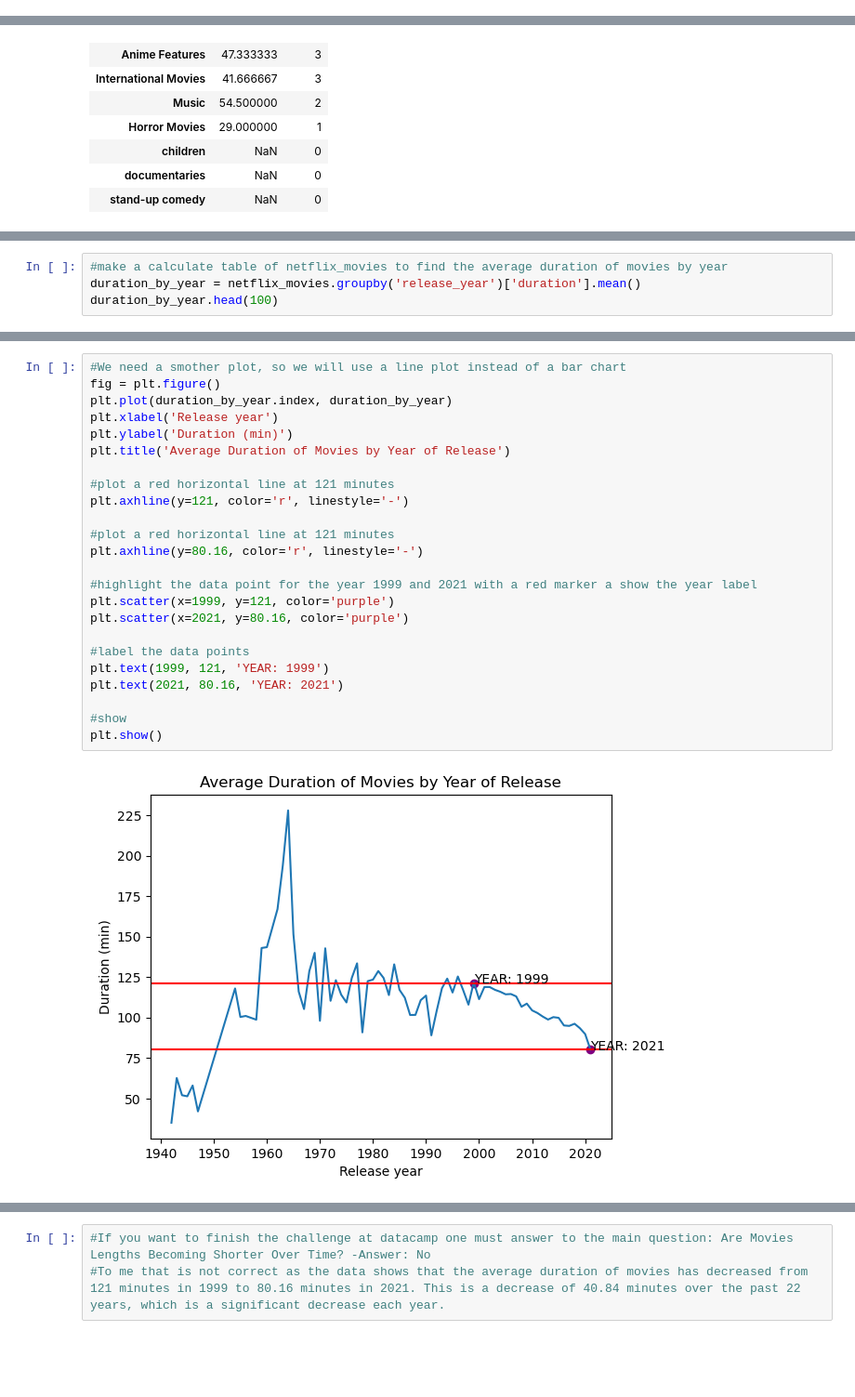
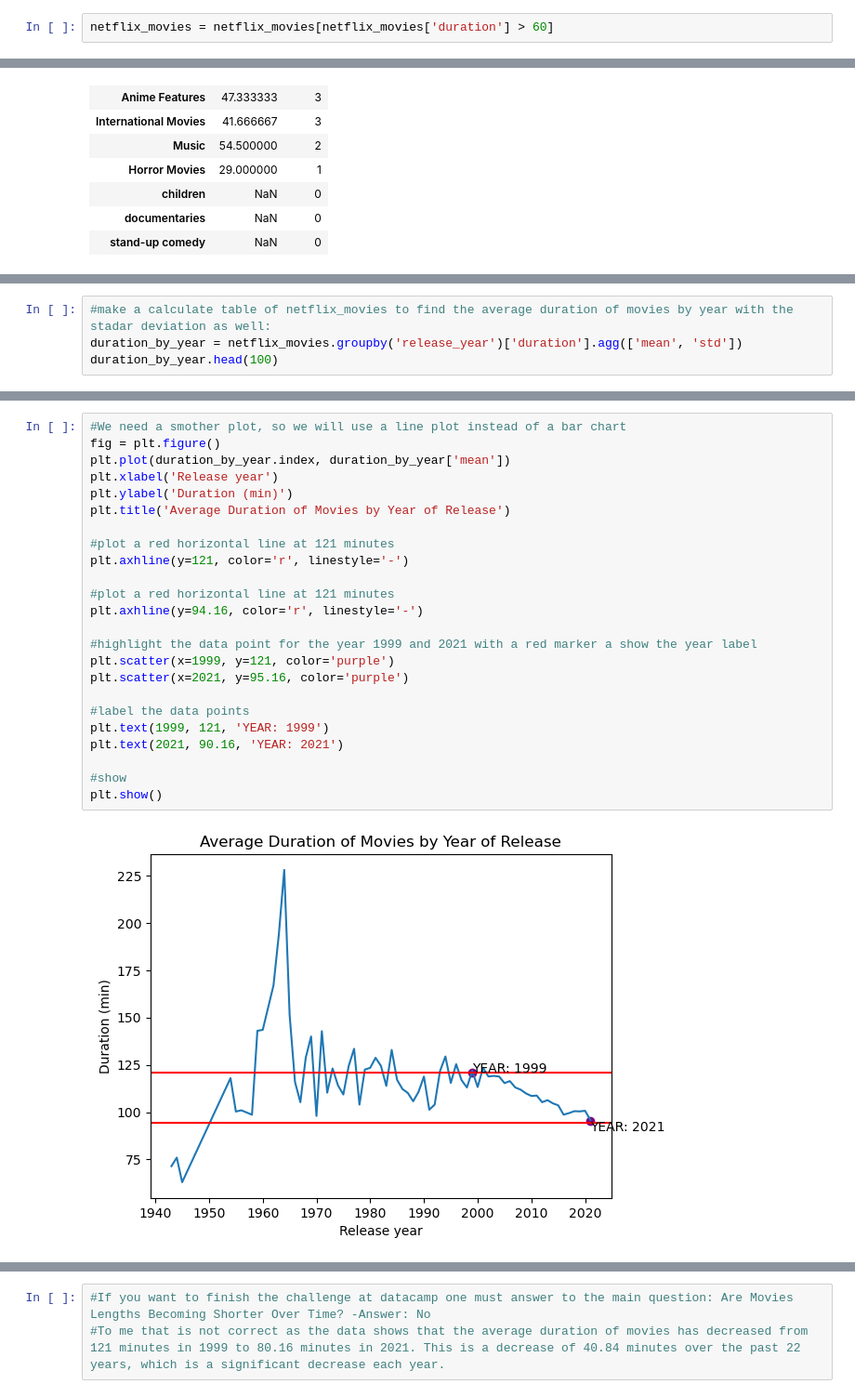
Before and after one commit to NicoapBol/Data-Analytics-Projects, a Jupyter notebook: 002. Netflix Movies/notebook.ipynb, the cells around one changed output, grey strips where cells are left out. Shown: that part at 93% size. Cells and saved outputs as stored; diff of their text form; blank space fills up the shorter version.

```diff
--- a/002. Netflix Movies/notebook.ipynb
+++ b/002. Netflix Movies/notebook.ipynb
@@ -122,6 +122,8 @@ short_movies.head(15)
 | 220 | A Russell Peters Christmas | Canada | 2011 | Stand-Up | 44 |
 | 233 | A StoryBots Christmas | United States | 2017 | Children | 26 |
 | 237 | A Tale of Two Kitchens | United States | 2019 | Documentaries | 30 |
+# %%
+netflix_movies = netflix_movies[netflix_movies['duration'] > 60]
 # %%
 # Check if the genres exist in the 'genre' column of the 'short_movies' DataFrame
 missing_genres = set(['documentaries', 'children', 'stand-up comedy']) - set(short_movies['genre'].unique())
@@ -184,5 +186,5 @@ plt.show()
 # %%
-#make a calculate table of netflix_movies to find the average duration of movies by year
-duration_by_year = netflix_movies.groupby('release_year')['duration'].mean()
+#make a calculate table of netflix_movies to find the average duration of movies by year with the stadar deviation as well:
+duration_by_year = netflix_movies.groupby('release_year')['duration'].agg(['mean', 'std'])
 duration_by_year.head(100)
 # %% [output]
@@ -212,26 +214,26 @@ plt.show()
 # %%
 #We need a smother plot, so we will use a line plot instead of a bar chart
 fig = plt.figure()
-plt.plot(duration_by_year.index, duration_by_year)
+plt.plot(duration_by_year.index, duration_by_year['mean'])
 plt.xlabel('Release year')
 plt.ylabel('Duration (min)')
 plt.title('Average Duration of Movies by Year of Release')
 
 #plot a red horizontal line at 121 minutes
 plt.axhline(y=121, color='r', linestyle='-')
 
 #plot a red horizontal line at 121 minutes
-plt.axhline(y=80.16, color='r', linestyle='-')
+plt.axhline(y=94.16, color='r', linestyle='-')
 
 #highlight the data point for the year 1999 and 2021 with a red marker a show the year label
 plt.scatter(x=1999, y=121, color='purple')
-plt.scatter(x=2021, y=80.16, color='purple')
+plt.scatter(x=2021, y=95.16, color='purple')
 
 #label the data points
 plt.text(1999, 121, 'YEAR: 1999')
-plt.text(2021, 80.16, 'YEAR: 2021')
+plt.text(2021, 90.16, 'YEAR: 2021')
 
 #show
 plt.show()
 # %% [output]
-[figure, old version]
+[figure, new version]
```
Also changed, not shown: parts of 7 cells of this notebook, 1 other file.
